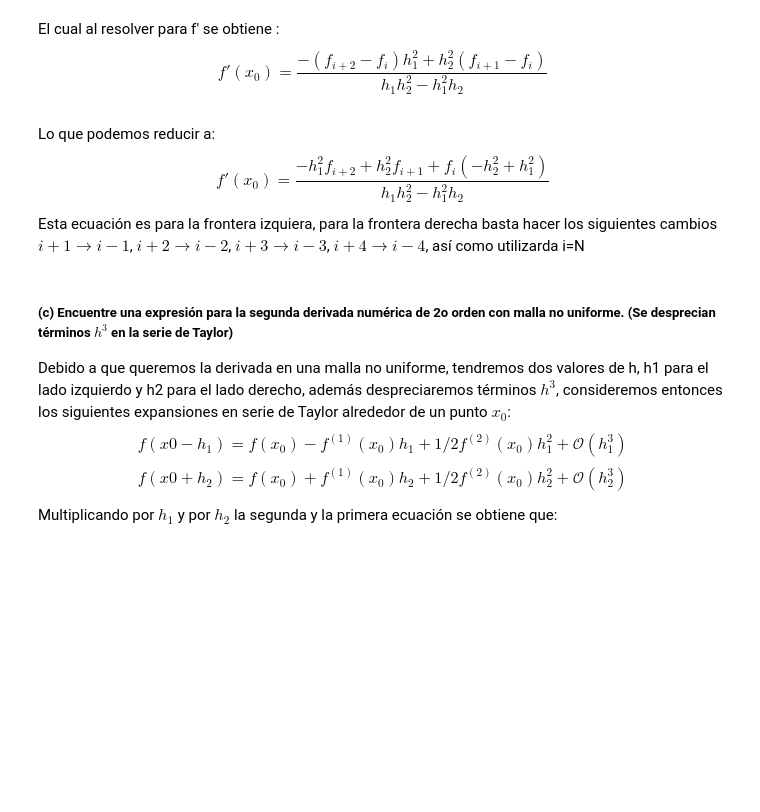
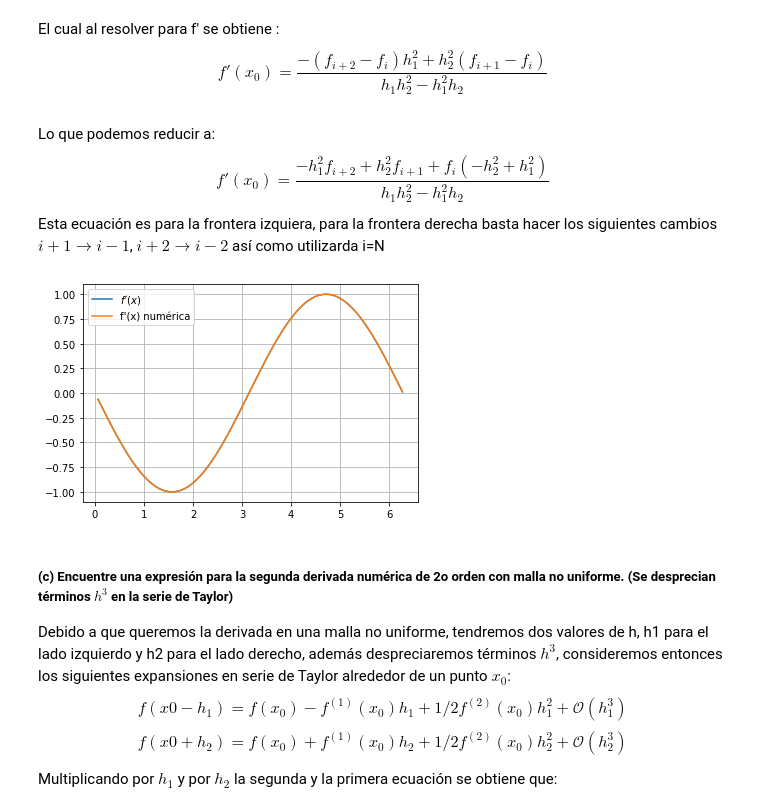
Before and after one commit to marthaaquino/Fisica-computacional, a Jupyter notebook: Tarea1.ipynb, the cells around one changed output. Saved outputs shown, nothing was run; the diff lists cells and outputs as text; code cells hidden in the pictures; blank space fills up the shorter version.

```diff
--- a/Tarea1.ipynb
+++ b/Tarea1.ipynb
@@ -150,4 +150,4 @@ $$f'(x_0)=\frac{-(f_{i+2}-f_i)h_1^{2}+h_2^{2}(f_{i+1}-f_i)}{h_1h_2^{2}-h_1^{2}h_
 # %% [markdown]
 Lo que podemos reducir a:
 $$f'(x_0)=\frac{-h_1^{2}f_{i+2}+h_2^{2}f_{i+1}+f_i(-h_2^{2}+h_1^{2})}{h_1h_2^{2}-h_1^{2}h_2}   $$
-Esta ecuación es para la frontera izquiera, para la frontera derecha basta hacer los siguientes cambios $i+1\rightarrow i-1$, $i+2\rightarrow i-2$, $i+3\rightarrow i-3$, $i+4\rightarrow i-4$, así como utilizarda i=N
+Esta ecuación es para la frontera izquiera, para la frontera derecha basta hacer los siguientes cambios $i+1\rightarrow i-1$, $i+2\rightarrow i-2$ así como utilizarda i=N
@@ -154,3 +172,25 @@ Esta ecuación es para la frontera izquiera, para la frontera derecha basta hace
+# %%
+#Definimos una función que nos modificará una malla uniforme
+def f(x):
+    return x
+
+#Definimos la malla uniforme con 500 puntos y se le aplica la funcion
+x = 2*np.pi*f(np.linspace(0.01, 1, 500, endpoint=False))
+#Definimos la función a la que le aplicaremos la derivida
+y = cos(x)
+#Definimos la primera derivada analítica
+y_deriv = -sin(x)
+#Definimos la primera derivada númerica
+y_deriv_1_num = deriv_1(y,x)
+
+#Las graficamos para comparar las primera derivadas y revisar que el código funciona adecuadamente
+plot(x,y_deriv,label="$f'(x)$")
+plot(x,y_deriv_1_num,label="f'(x) numérica")
+legend(),grid()
+show()
+##Se aprecia que la derivada analítica se acopla a la derivada númerica
+# %% [output]
+[figure, added]
 # %% [markdown]
 ##### (c) Encuentre una expresión para la segunda derivada numérica de 2o orden con malla no uniforme. (Se desprecian términos $h^{3}$  en la serie de Taylor)
 
```
Also changed, not shown: parts of 6 cells of this notebook.
